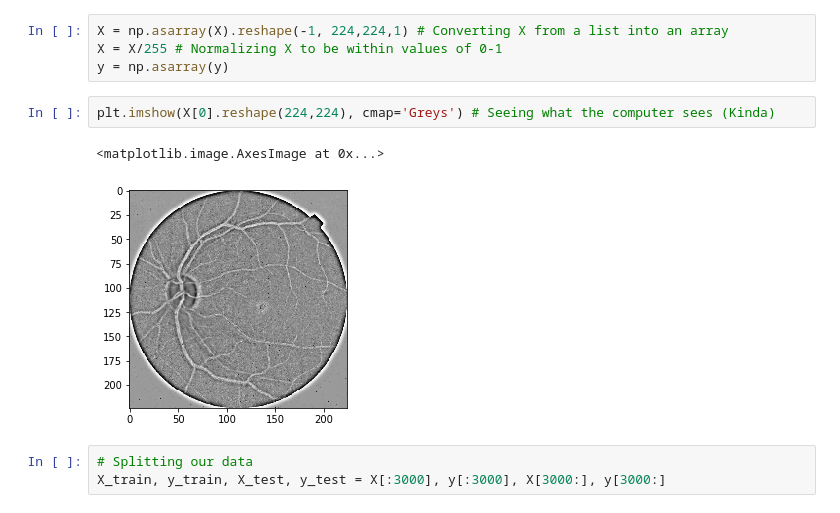
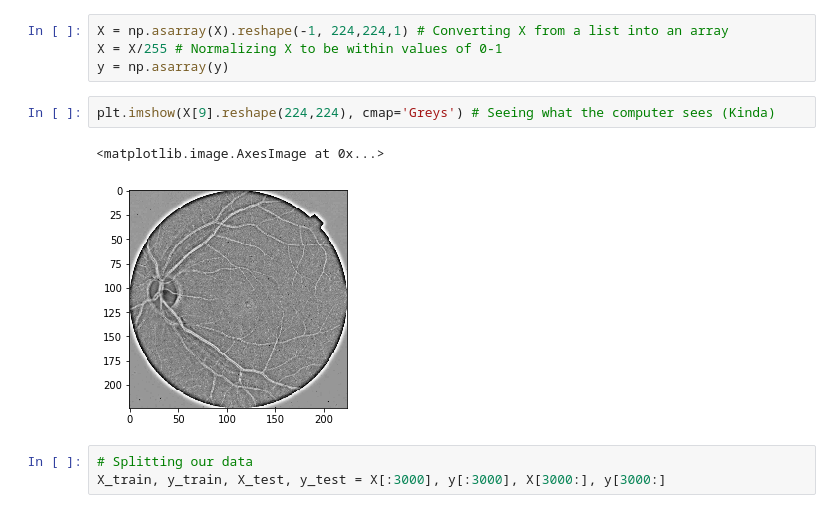
Before and after one commit to WaltAFWilliams/Machine-Learning, a Jupyter notebook: notebooks/DrBot.ipynb, the cells around one changed output. Saved outputs shown, nothing was run; the diff lists cells and outputs as text.

```diff
--- a/notebooks/DrBot.ipynb
+++ b/notebooks/DrBot.ipynb
@@ -56,10 +56,10 @@ X = np.asarray(X).reshape(-1, 224,224,1) # Converting X from a list into an arra
 X = X/255 # Normalizing X to be within values of 0-1
 y = np.asarray(y)
 # %%
-plt.imshow(X[0].reshape(224,224), cmap='Greys') # Seeing what the computer sees (Kinda)
+plt.imshow(X[9].reshape(224,224), cmap='Greys') # Seeing what the computer sees (Kinda)
 # %% [output]
 <matplotlib.image.AxesImage at 0x...>
-[figure, old version]
+[figure, new version]
 # %%
 # Splitting our data
 X_train, y_train, X_test, y_test = X[:3000], y[:3000], X[3000:], y[3000:]
```
Also changed, not shown: parts of 5 cells of this notebook.
